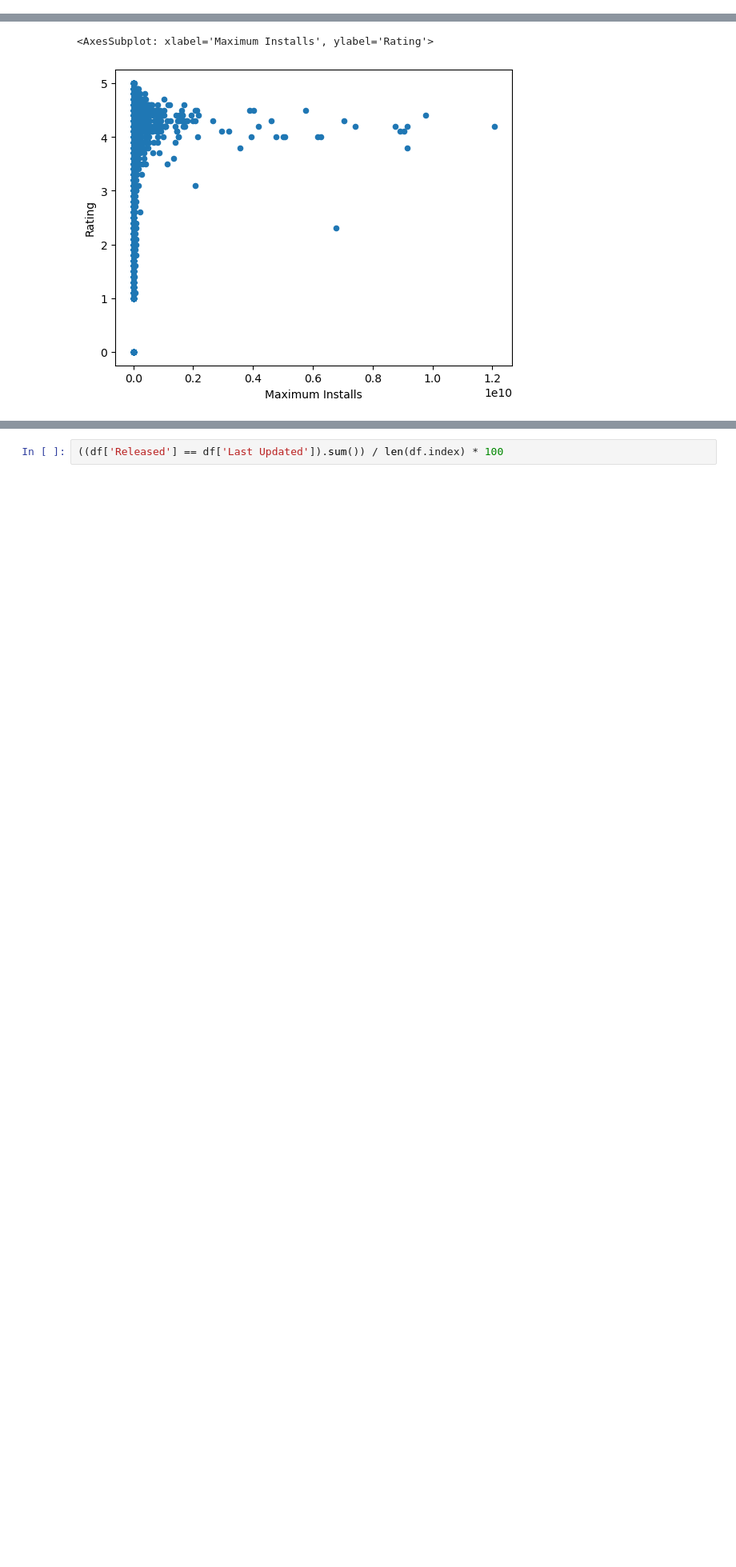
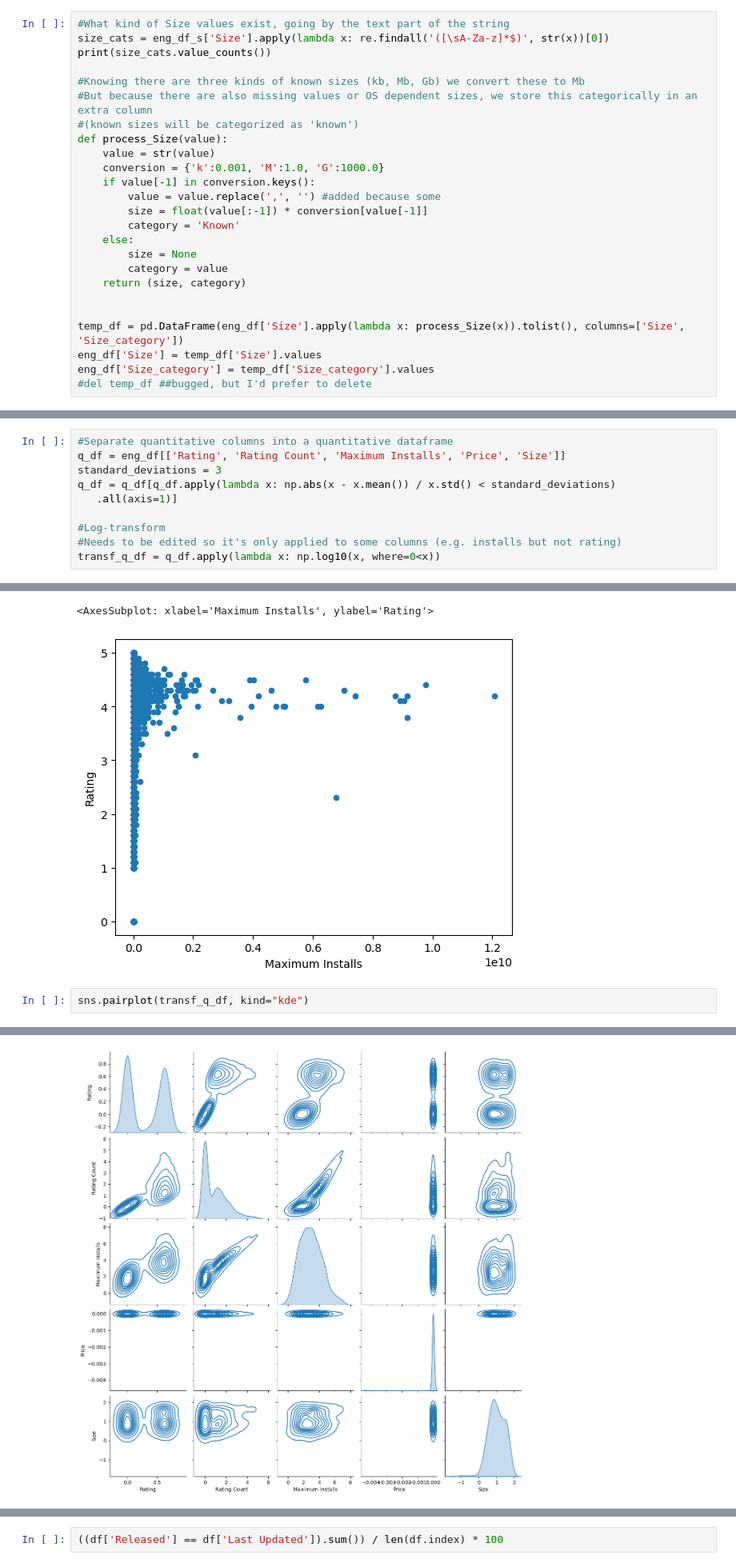
Before and after one commit to LSpekschoor/SDP_PO_123, a Jupyter notebook: scripts/Analyse.ipynb, the cells around one changed output, grey strips where cells are left out. Shown at 80% size. Cells and saved outputs as stored; diff of their text form; blank space fills up the shorter version.

```diff
--- a/scripts/Analyse.ipynb
+++ b/scripts/Analyse.ipynb
@@ -113,0 +136,25 @@ Name: Maximum Installs, dtype: float64
+# %%
+#What kind of Size values exist, going by the text part of the string
+size_cats = eng_df_s['Size'].apply(lambda x: re.findall('([\sA-Za-z]*$)', str(x))[0])
+print(size_cats.value_counts())
+
+#Knowing there are three kinds of known sizes (kb, Mb, Gb) we convert these to Mb
+#But because there are also missing values or OS dependent sizes, we store this categorically in an extra column
+#(known sizes will be categorized as 'known')
+def process_Size(value):
+    value = str(value)
+    conversion = {'k':0.001, 'M':1.0, 'G':1000.0}
+    if value[-1] in conversion.keys():
+        value = value.replace(',', '') #added because some
+        size = float(value[:-1]) * conversion[value[-1]]
+        category = 'Known'
+    else:
+        size = None
+        category = value
+    return (size, category)
+
+
+temp_df = pd.DataFrame(eng_df['Size'].apply(lambda x: process_Size(x)).tolist(), columns=['Size', 'Size_category'])
+eng_df['Size'] = temp_df['Size'].values
+eng_df['Size_category'] = temp_df['Size_category'].values
+#del temp_df ##bugged, but I'd prefer to delete
@@ -142,8 +173,21 @@ plt.figure(figsize=(10,10))
 # %% [output]
 <Figure size 1000x1000 with 0 Axes>
 <Figure size 1000x1000 with 0 Axes>
+# %%
+#Separate quantitative columns into a quantitative dataframe
+q_df = eng_df[['Rating', 'Rating Count', 'Maximum Installs', 'Price', 'Size']]
+standard_deviations = 3
+q_df = q_df[q_df.apply(lambda x: np.abs(x - x.mean()) / x.std() < standard_deviations)
+   .all(axis=1)]
+
+#Log-transform
+#Needs to be edited so it's only applied to some columns (e.g. installs but not rating)
+transf_q_df = q_df.apply(lambda x: np.log10(x, where=0<x))
 # %%
 df.plot.scatter('Maximum Installs', 'Rating')
 # %% [output]
 <AxesSubplot: xlabel='Maximum Installs', ylabel='Rating'>
 [figure]
+# %%
+sns.pairplot(transf_q_df, kind="kde")
+# %% [output]
@@ -149,0 +195 @@ df.plot.scatter('Maximum Installs', 'Rating')
+[figure, added]
```
Also changed, not shown: parts of 35 cells of this notebook.
